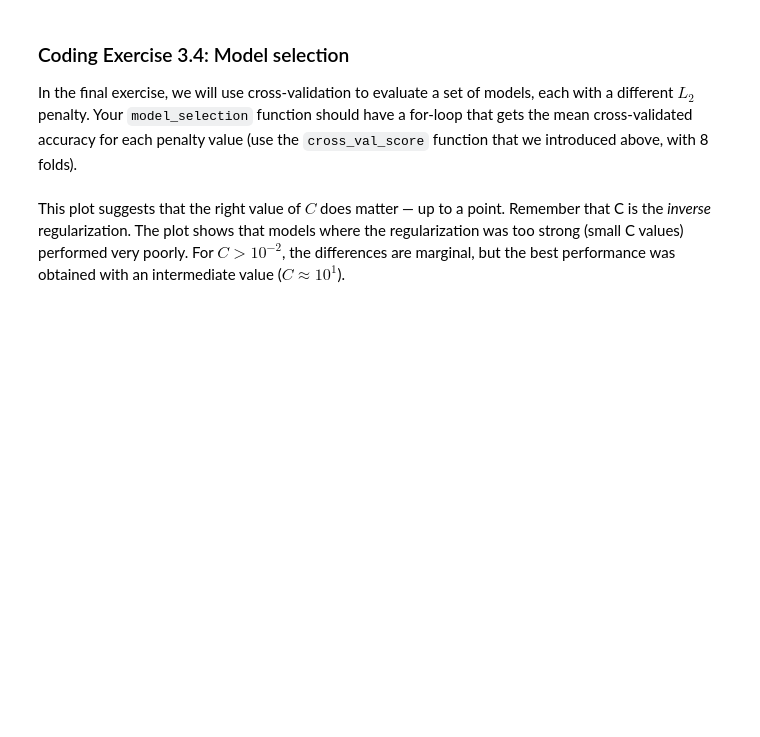
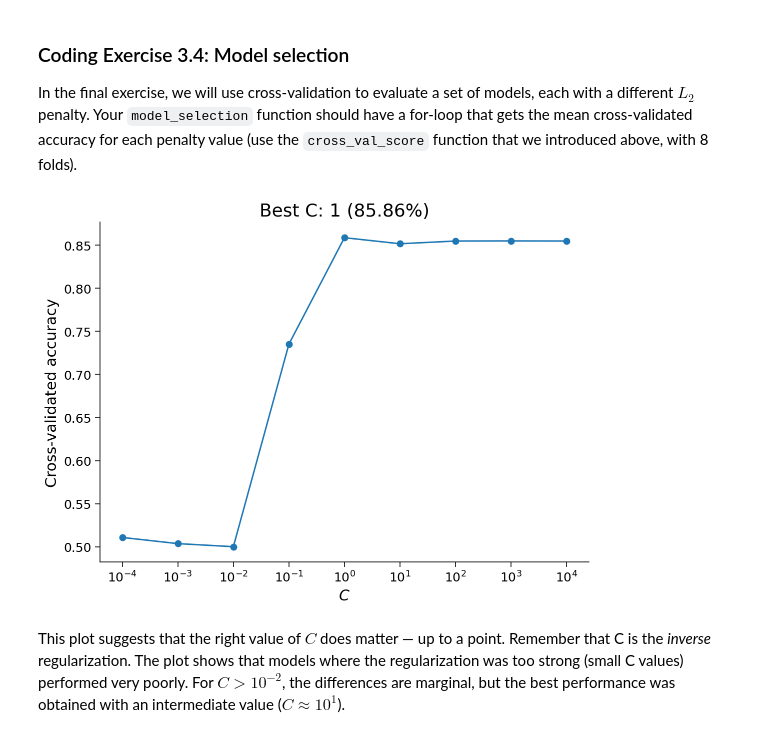
Before and after one commit to HyunsuLee/NMA-CN-course-content, a Jupyter notebook: tutorials/W1D3_GeneralizedLinearModels/W1D3_Tutorial2.ipynb, the cells around one changed output. Saved outputs shown, nothing was run; the diff lists cells and outputs as text; code cells hidden in the pictures; blank space fills up the shorter version.

```diff
--- a/tutorials/W1D3_GeneralizedLinearModels/W1D3_Tutorial2.ipynb
+++ b/tutorials/W1D3_GeneralizedLinearModels/W1D3_Tutorial2.ipynb
@@ -726,36 +668,37 @@ def model_selection(X, y, C_values):
     y (1D array): Label vector
     C_values (1D array): Array of hyperparameter values
 
   Returns:
     accuracies (1D array): CV accuracy with each value of C
 
   """
-  #############################################################################
-  # TODO Complete the function and remove the error
-  raise NotImplementedError("Implement the model_selection function")
+  ###################################################
+  #raise NotImplementedError("Implement the model_selection function")
   #############################################################################
 
   accuracies = []
   for C in C_values:
 
     # Initialize and fit the model
     # (Hint, you may need to set max_iter)
-    model = ...
+    model = LogisticRegression(penalty="l1", C=C, solver="saga", max_iter=5000)
 
     # Get the accuracy for each test split using cross-validation
-    accs = ...
+    accs = cross_val_score(model, X, y, cv=8)
 
     # Store the average test accuracy for this value of C
-    accuracies.append(...)
+    accuracies.append(accs.mean())
 
   return accuracies
 
 
 # Use log-spaced values for C
 C_values = np.logspace(-4, 4, 9)
 
 # Compute accuracies
 accuracies = model_selection(X, y, C_values)
 
 # Visualize
 plot_model_selection(C_values, accuracies)
+# %% [output]
+[figure, added]
```
Also changed, not shown: parts of 7 cells of this notebook.
